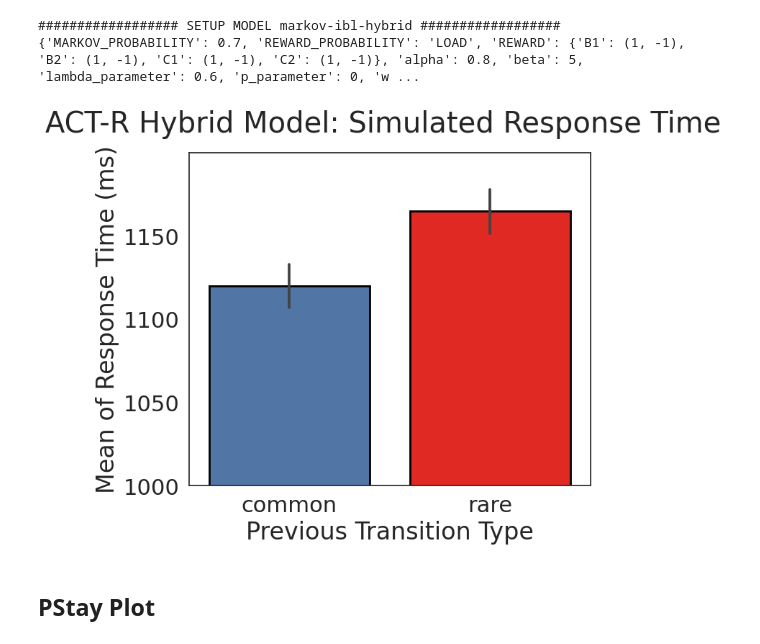
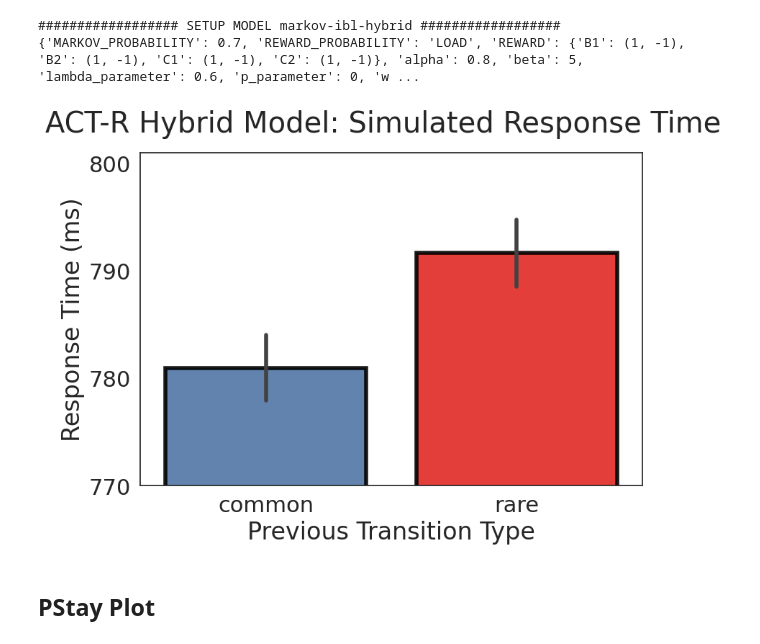
Before and after one commit to yangyuxue2333/ACTR-MarkovTask, a Jupyter notebook: analysis/test_pyactup_rt.ipynb, the cells around one changed output. Saved outputs shown, nothing was run; the diff lists cells and outputs as text; code cells hidden in the pictures.

Commit message:
plot updates

```diff
--- a/analysis/test_pyactup_rt.ipynb
+++ b/analysis/test_pyactup_rt.ipynb
@@ -30,29 +28,30 @@ Could not start ACT-R connection.
 model_name='markov-ibl-hybrid'
 df_rt = MarkovSimulation.run_simulations(model=model_name, e=100, verbose=True,
                                       alpha=.8, beta=5,  lambda_parameter=.6, w_parameter=0,
-                                      temperature=.2, decay=.5, fixed_cost=-0.3)
+                                      temperature=.2, decay=.5, lf=0.15, fixed_cost=0.1)
 # %% [output]
 ################## SETUP MODEL markov-ibl-hybrid ##################
 {'MARKOV_PROBABILITY': 0.7, 'REWARD_PROBABILITY': 'LOAD', 'REWARD': {'B1': (1, -1), 'B2': (1, -1), 'C1': (1, -1), 'C2': (1, -1)}, 'alpha': 0.8, 'beta': 5, 'lambda_parameter': 0.6, 'p_parameter': 0, 'w ...
 # %%
 dep_var_suffix = '_mean'
 df_rt['response_time'+dep_var_suffix] = df_rt.apply(lambda x: 1000*(x['state1_response_time'+dep_var_suffix] + x['state2_response_time'+dep_var_suffix]), axis=1)
-# %%
-fig, ax = plt.subplots(figsize=(Plot.FIG_WIDTH*1.2,  Plot.FIT_HEIGHT*1.5))
-fig.suptitle('%s: Simulated Response Time' % (MarkovPlot.MODEL_NAME_CODES[model_name]))
-sns.barplot(data=df_rt, x=Plot.TRANS_FACTOR, y='response_time'+dep_var_suffix, width=.8, linewidth=2, edgecolor='black',
-              errorbar='se', hue=Plot.TRANS_FACTOR, palette=Plot.PALETTE, dodge=False,
-              order=['common', 'rare'], hue_order=['common', 'rare'], ax=ax)
-ax.set_ylim(1100, 1200)
-ax.set_yticks(np.arange(1000, 1200, 50))
-ax.set_yticklabels(np.arange(1000, 1200, 50))
-ax.set_xlabel(xlabel='Previous Transition Type')
-ax.set_ylabel(ylabel='Mean of Response Time (ms)')
-
-plt.legend([],[], frameon=False)
-plt.show()
-# %% [output]
-[figure, removed]
+# %%
+fig, ax = plt.subplots(figsize=(Plot.FIG_WIDTH*1.5,  Plot.FIT_HEIGHT*1.5))
+fig.suptitle('%s: Simulated Response Time' % (MarkovPlot.MODEL_NAME_CODES[model_name]))
+sns.barplot(data=df_rt, x=Plot.TRANS_FACTOR, y='response_time'+dep_var_suffix, width=.8, linewidth=4, errwidth=4, edgecolor='black', alpha=.9,
+              errorbar='se', hue=Plot.TRANS_FACTOR, palette=Plot.PALETTE, dodge=False,
+              order=['common', 'rare'], hue_order=['common', 'rare'], ax=ax)
+
+ax.set_ylim(770, 801)
+ax.set_yticks(np.arange(770, 801, 10))
+ax.set_yticklabels(np.arange(770, 801, 10))
+ax.set_xlabel(xlabel='Previous Transition Type')
+ax.set_ylabel(ylabel='Response Time (ms)')
+
+plt.legend([],[], frameon=False)
+plt.show()
+# %% [output]
+[figure, added]
 # %% [markdown]
 ## PStay Plot
 # %%
```
Also changed, not shown: parts of 1 cell of this notebook.
